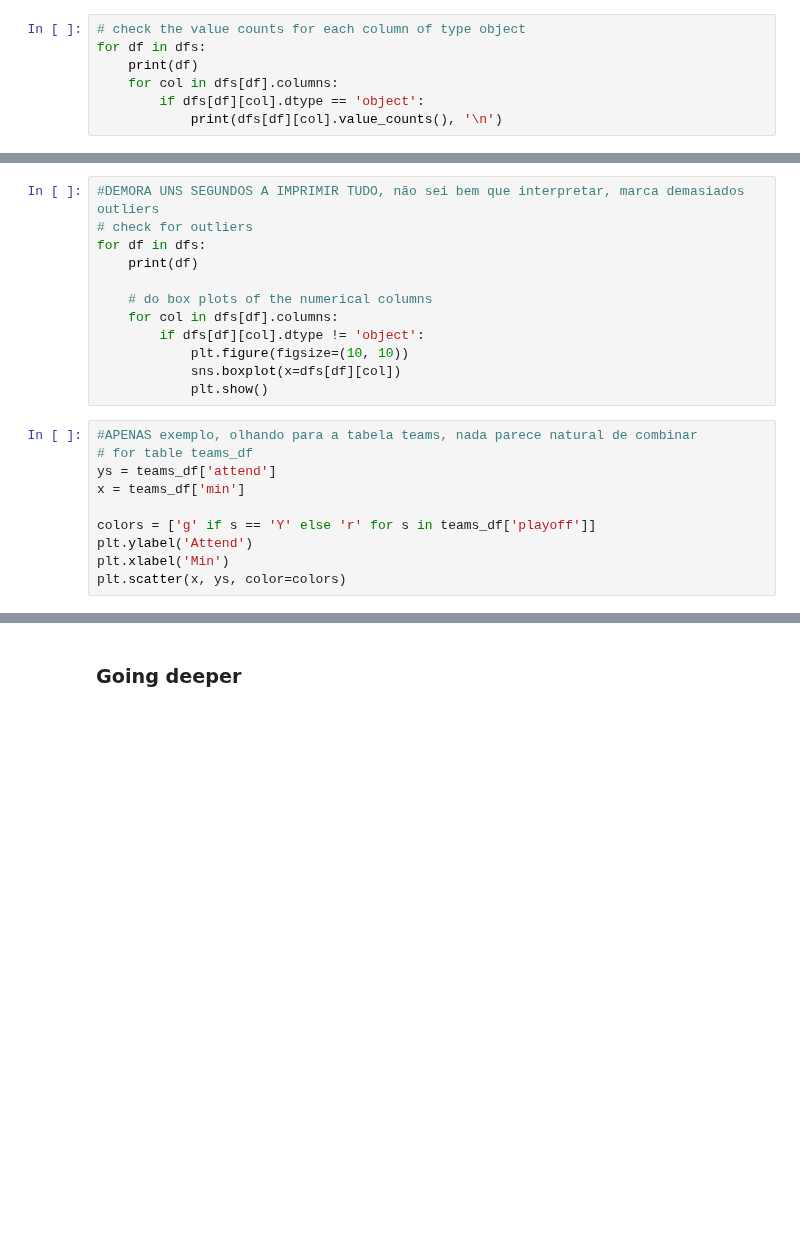
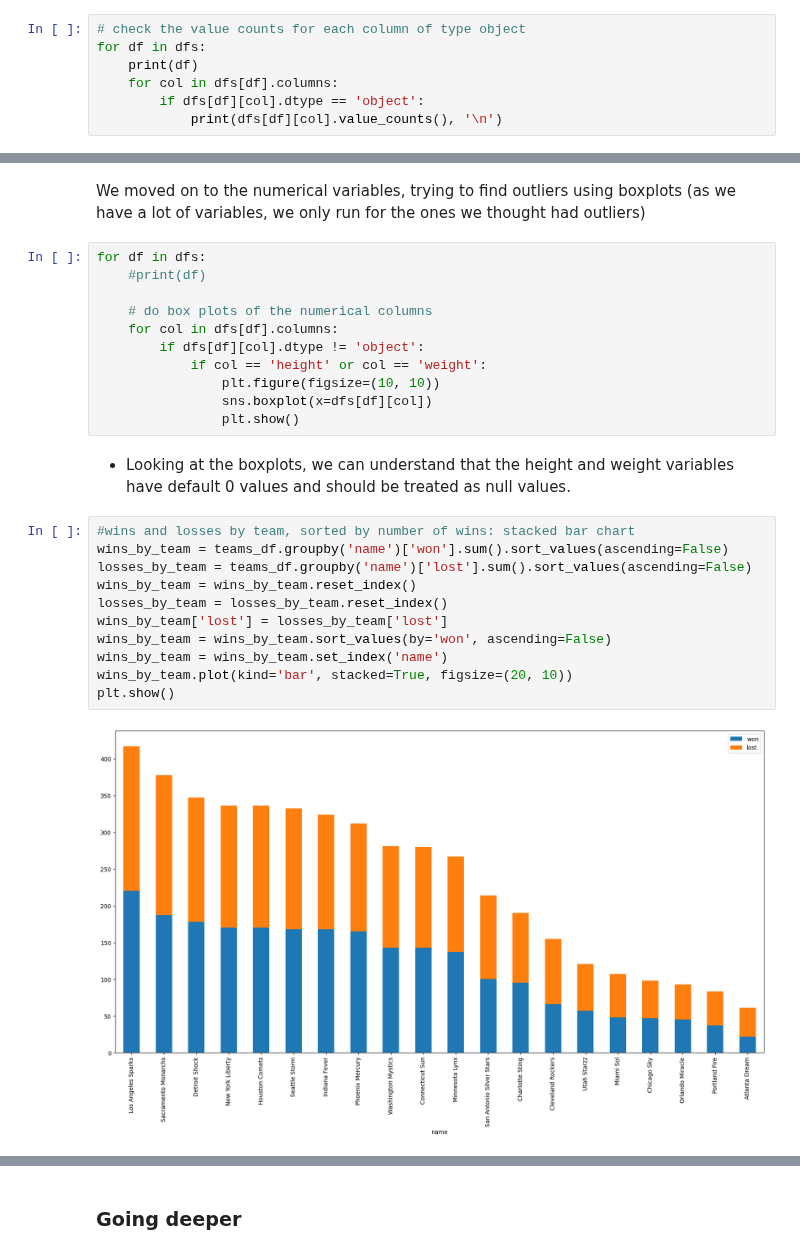
Before and after one commit to jogp10/WnbaPlayoffsPredicting, a Jupyter notebook: notebook.ipynb, the cells around one changed output, grey strips where cells are left out. Saved outputs shown, nothing was run; the diff lists cells and outputs as text; blank space fills up the shorter version.

```diff
--- a/notebook.ipynb
+++ b/notebook.ipynb
@@ -152,22 +186,28 @@ for df in dfs:
+# %% [markdown]
+We moved on to the numerical variables, trying to find outliers using boxplots (as we have a lot of variables, we only run for the ones we thought had outliers)
 # %%
-#DEMORA UNS SEGUNDOS A IMPRIMIR TUDO, não sei bem que interpretar, marca demasiados outliers
-# check for outliers
 for df in dfs:
-    print(df)
+    #print(df)
 
     # do box plots of the numerical columns
     for col in dfs[df].columns:
         if dfs[df][col].dtype != 'object':
-            plt.figure(figsize=(10, 10))
-            sns.boxplot(x=dfs[df][col])
-            plt.show()
+            if col == 'height' or col == 'weight':
+                plt.figure(figsize=(10, 10))
+                sns.boxplot(x=dfs[df][col])
+                plt.show()
-# %%
-#APENAS exemplo, olhando para a tabela teams, nada parece natural de combinar
-# for table teams_df
-ys = teams_df['attend']
-x = teams_df['min']
-
-colors = ['g' if s == 'Y' else 'r' for s in teams_df['playoff']]
-plt.ylabel('Attend')
-plt.xlabel('Min')
-plt.scatter(x, ys, color=colors)
+# %% [markdown]
+- Looking at the boxplots, we can understand that the height and weight variables have default 0 values and should be treated as null values.
+# %%
+#wins and losses by team, sorted by number of wins: stacked bar chart
+wins_by_team = teams_df.groupby('name')['won'].sum().sort_values(ascending=False)
+losses_by_team = teams_df.groupby('name')['lost'].sum().sort_values(ascending=False)
+wins_by_team = wins_by_team.reset_index()
+losses_by_team = losses_by_team.reset_index()
+wins_by_team['lost'] = losses_by_team['lost']
+wins_by_team = wins_by_team.sort_values(by='won', ascending=False)
+wins_by_team = wins_by_team.set_index('name')
+wins_by_team.plot(kind='bar', stacked=True, figsize=(20, 10))
+plt.show()
+# %% [output]
+[figure, added]
```
Also changed, not shown: parts of 15 cells of this notebook.
